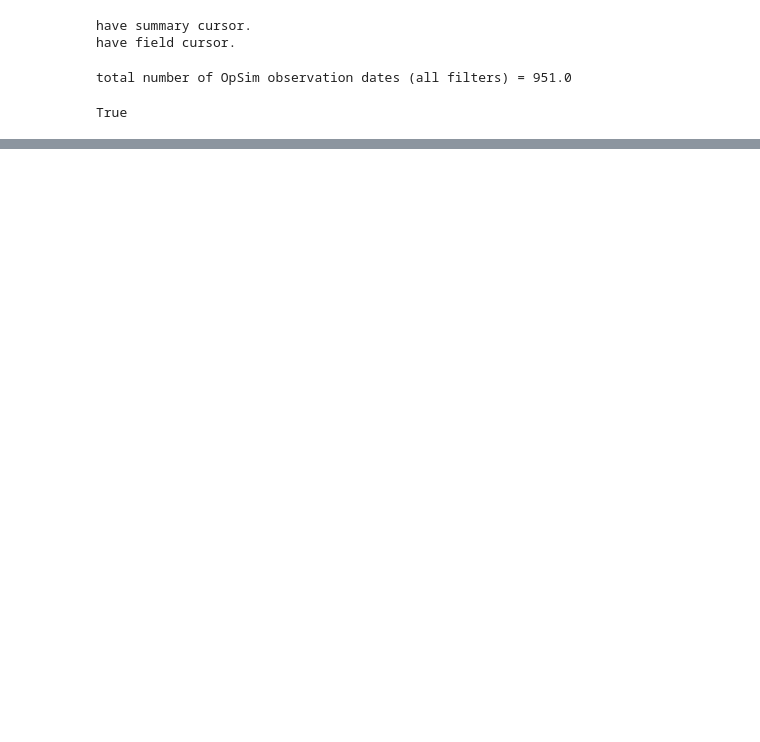
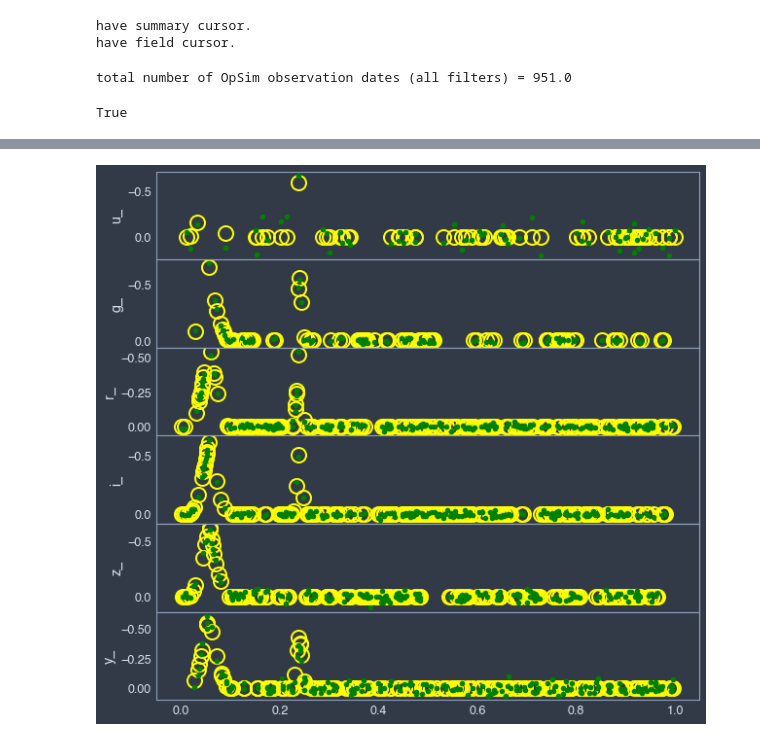
Before and after one commit to ageller/EB-LSST, a Jupyter notebook: testing/crowding/testClusterCrowdingDriver.ipynb, the cells around one changed output, grey strips where cells are left out. Cells and saved outputs as stored; diff of their text form; code cells hidden in the pictures; blank space fills up the shorter version.

```diff
--- a/testing/crowding/testClusterCrowdingDriver.ipynb
+++ b/testing/crowding/testClusterCrowdingDriver.ipynb
@@ -116,0 +226,16 @@ for i,f in enumerate(filters):
+# %%
+fig,ax = plt.subplots(6,1, figsize=(10,10), sharex = True)
+for i,f in enumerate(worker.filters):
+    #with crowding
+    phase = (worker.EB.obsDates[f] % worker.EB.period)/worker.EB.period
+    ax[i].plot(phase, appMag[f] - appMag_noLight3[f],'o',  mec='yellow', mfc='none', mew=2, markersize=15)
+    ax[i].plot(phase, appMagObs[f] - appMagObs_noLight3[f],'o', color='green')
+
+    #ax[i].plot(phase, appMagObs_noLight3[f],'.', color='orange')
+
+    ax[i].set_ylim(ax[i].get_ylim()[::-1])
+    ax[i].set_ylabel(f)
+
+plt.subplots_adjust(hspace=0)
+# %% [output]
+[figure, added]
```
Also changed, not shown: parts of 13 cells of this notebook, 8 other files.
